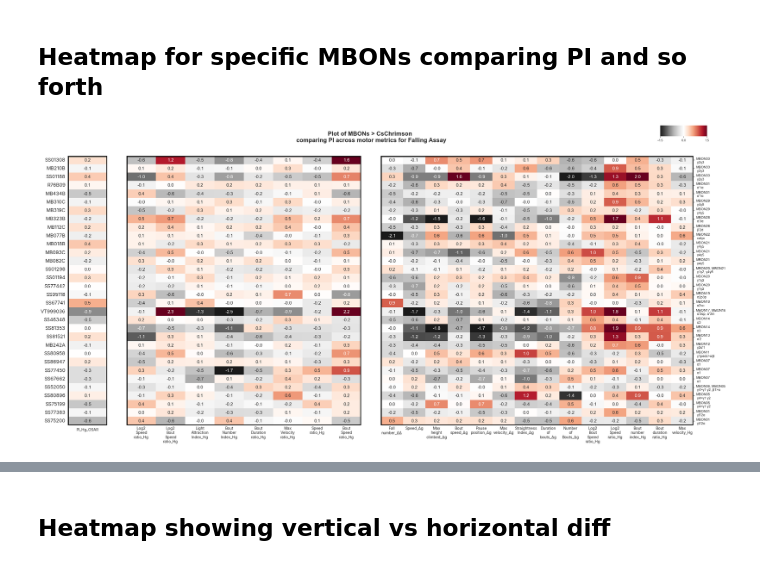
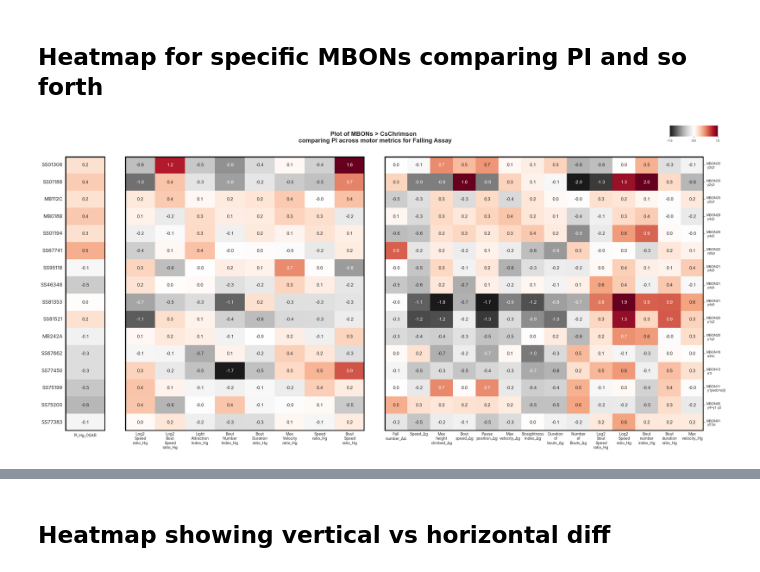
Before and after one commit to lnicole08/OSAR-Nicole-version, a Jupyter notebook: Falling-OSAR heatmaps only.ipynb, the cells around one changed output, grey strips where cells are left out. Drawn from its saved outputs; the diff is of its cells as text; code cells hidden in the pictures.

```diff
--- a/Falling-OSAR heatmaps only.ipynb
+++ b/Falling-OSAR heatmaps only.ipynb
@@ -164,6 +164,41 @@ MBONList = list(fallingexcel['MBON'].unique())
 lobelocation = MBONnamefile(MBONList, specifiedpath + "\\ACC Lab Dropbox\\ACC Lab\\Nicole Lee\\Data Compilation\\Falling_New\\")
 # %% [markdown]
 ## Heatmap for specific MBONs comparing PI and so forth
+# %%
+singlecellmbon = ['MB018B',
+'MB080C',
+'MB085C',
+'MB091C',
+'MB112C',
+'MB242A',
+'MB262B',
+'MB298B',
+'MB399B',
+'MB622B',
+'SS01127',
+'SS01143',
+'SS01188',
+'SS01194',
+'SS01308',
+'SS01337',
+'SS01388',
+'SS46348',
+'SS67662',
+'SS67727',
+'SS67728',
+'SS67741',
+'SS67755',
+'SS75199',
+'SS75200',
+'SS76094',
+'SS77383',
+'SS77424',
+'SS77450',
+'SS80974',
+'SS81353',
+'SS81521',
+'SS95118',
+'SS97567']
 # %%
 import scipy.stats
 
@@ -186,13 +221,14 @@ if responder == 'ACR':
     colormap = 'BrBG'
 
 totalmapplots = df_linereg.drop(columns = ['genotypeandresponder', 'responder'])
+df_totalmetrics_origin = totalmapplots[totalmapplots['MBON'].isin(singlecellmbon)]
 
 ## if i want specific mbons else skip
 # mbons_of_interest = ['MB018B']
 # df_totalmetrics_origin = totalmapplots[totalmapplots['MBON'].isin(mbons_of_interest)]
 # df_totalmetrics = df_totalmetrics_origin.set_index(['MBON'])
 
-df_totalmetrics_origin = totalmapplots.copy()
+# df_totalmetrics_origin = totalmapplots.copy()
 df_totalmetrics = df_totalmetrics_origin.set_index(['MBON'])
 
 #adding extra axes label
@@ -309,31 +345,31 @@ j7_right.axhline(y=len(df60_fallingonly), color='k', linewidth=5)
 j7_right.axvline(x=0, color='k', linewidth=5)
 j7_right.axvline(x=len(df60_fallingonly.columns), color='k', linewidth=5)
 
 # Secondary axes for subplot 3 - MBON lobe and naming labels on right side (j8_right)
 j8_right = j7_right.twinx()
 j8_right.set_ylim(j7_right.get_ylim())
 
 # Y labels for MBON lobes and naming on subplot 3 (right side)
 labellinglist = newdf_singleresponder_lobeloc['Merge'].iloc[::-1]
 labelledlist = []
 for n in labellinglist:
     labelledlist.extend(n)
 
 # Set ticks to match the data positions
 tick_positions = [i + 0.5 for i in range(len(df60_fallingonly))]
 j8_right.set_yticks(tick_positions)
 j8_right.set_yticklabels(labelledlist, fontsize=9)
 j8_right.spines['top'].set_visible(False)
 j8_right.spines['right'].set_visible(False)
 j8_right.spines['bottom'].set_visible(False)
 j8_right.spines['left'].set_visible(False)
 
 # Overall title
 fig1.suptitle('Plot of MBONs > ' + responderrename +' \n comparing PI across motor metrics for Falling Assay', x=0.5, y=0.95, weight='bold', fontsize=16)
 plt.rcParams["font.family"] = "Inter"
 fig1.tight_layout()
 
 # plt.savefig(openPath + "images\\" + date + "_" + responder + "_deltagheatmapwithlobelocations.png", dpi = 1200)
 #plt.savefig(filesavedir + date + "_" + responder + "comparing PI against motor_hedgesgheatmap_2.svg")
 # %% [output]
-[figure, old version]
+[figure, new version]
```
Also changed, not shown: parts of 2 cells of this notebook, 2 other files.
